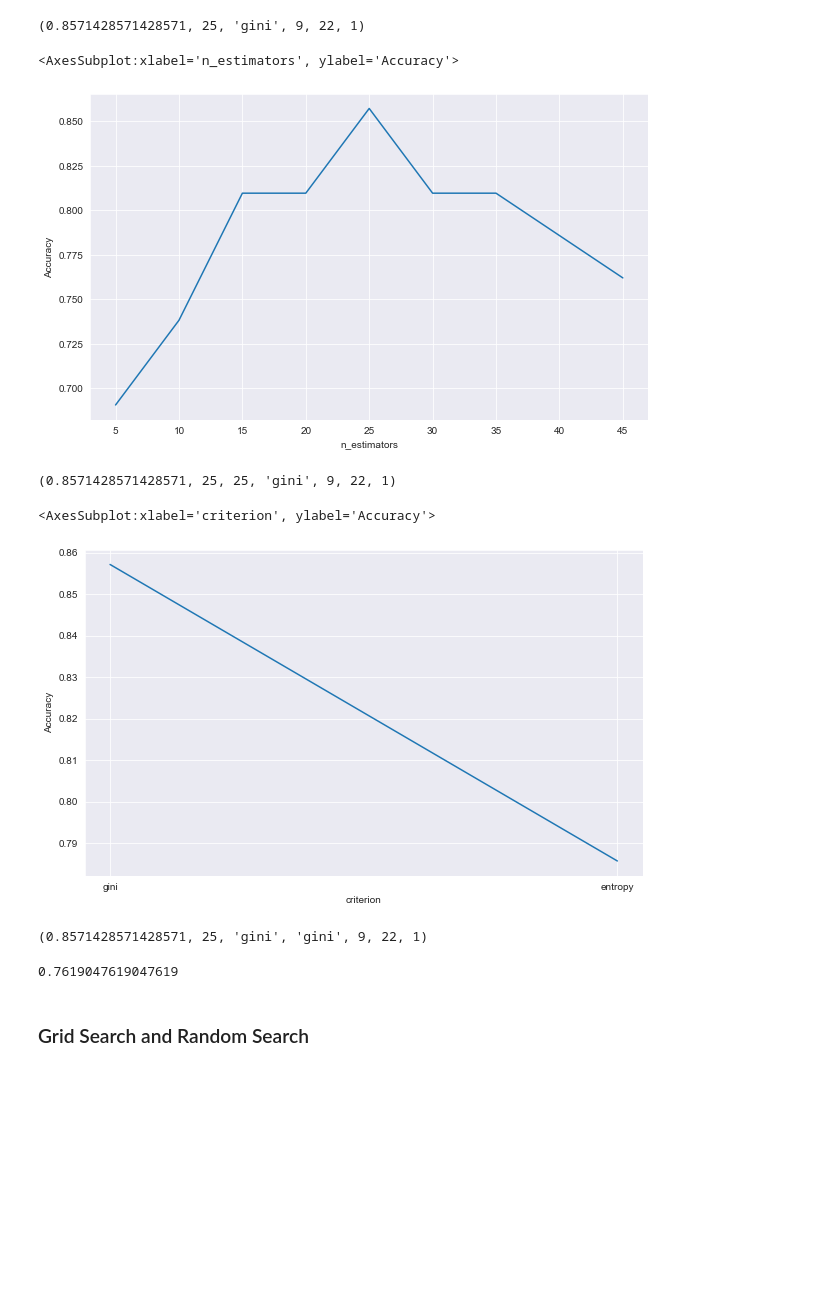
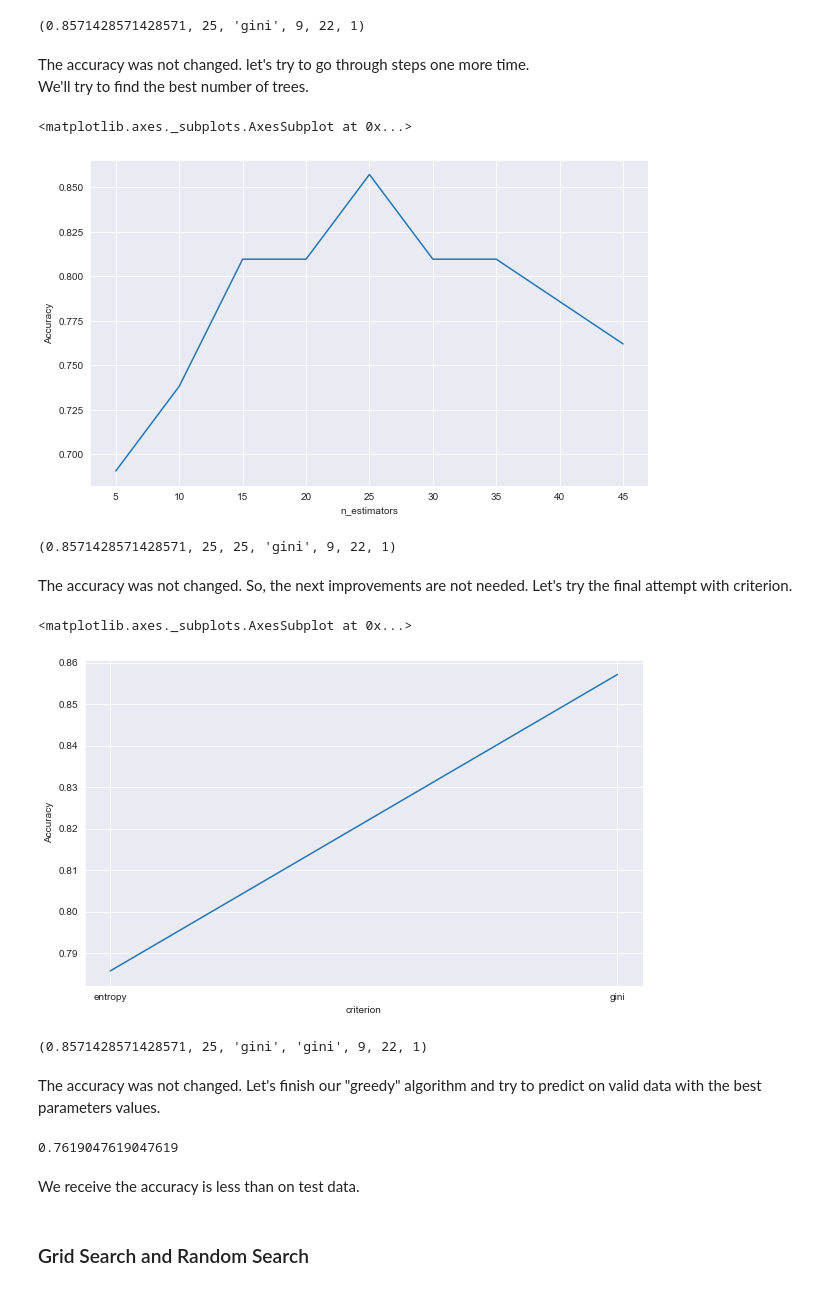
Before and after one commit to andapka/Rolling-Scopes-course, a Jupyter notebook: 6_Trees/trees_shchahlou.ipynb, the cells around one changed output. Saved outputs shown, nothing was run; the diff lists cells and outputs as text; code cells hidden in the pictures; blank space fills up the shorter version.

```diff
--- a/6_Trees/trees_shchahlou.ipynb
+++ b/6_Trees/trees_shchahlou.ipynb
@@ -514,11 +518,11 @@ np.max(accuracy_test), best_number, best_criterion
 max_depth = [*range(1, 15)]
 accuracy_test = []
 # %%
-clf = RandomForestClassifier(n_estimators=best_number, criterion=best_criterion, random_state=42)
+rfc = RandomForestClassifier(n_estimators=best_number, criterion=best_criterion, random_state=42)
 for element in max_depth:
-    clf.set_params(max_depth=element)
-    clf.fit(X_train, y_train)
-    y_pred = clf.predict(X_test)
+    rfc.set_params(max_depth=element)
+    rfc.fit(X_train, y_train)
+    y_pred = rfc.predict(X_test)
     accuracy_test.append(accuracy_score(y_test, y_pred))
 plt.figure(figsize=(10,6))
 accuracy_df = pd.DataFrame({'Depth': max_depth, 'Accuracy': accuracy_test})
@@ -534,14 +540,14 @@ np.max(accuracy_test), best_number, best_criterion, best_depth
 # %%
 min_samples_split = [*range(2, 30, 5)]
 accuracy_test = []
-clf = RandomForestClassifier(n_estimators=best_number,
+rfc = RandomForestClassifier(n_estimators=best_number,
                              criterion=best_criterion,
                              max_depth = best_depth,
                              random_state=42)
 for element in min_samples_split:
-    clf.set_params(min_samples_split=element)
-    clf.fit(X_train, y_train)
-    y_pred = clf.predict(X_test)
+    rfc.set_params(min_samples_split=element)
+    rfc.fit(X_train, y_train)
+    y_pred = rfc.predict(X_test)
     accuracy_test.append(accuracy_score(y_test, y_pred))
 plt.figure(figsize=(10,6))
 accuracy_df = pd.DataFrame({'min_samples_split': min_samples_split, 'Accuracy': accuracy_test})
@@ -557,15 +565,15 @@ np.max(accuracy_test), best_number, best_criterion, best_depth, best_min_samples
 # %%
 min_samples_leaf = [*range(1, 20, 3)]
 accuracy_test = []
-clf = RandomForestClassifier(n_estimators=best_number,
+rfc = RandomForestClassifier(n_estimators=best_number,
                              criterion=best_criterion,
                              max_depth = best_depth,
                              min_samples_split = best_min_samples_split,
                              random_state=42)
 for element in min_samples_leaf:
-    clf.set_params(min_samples_leaf=element)
-    clf.fit(X_train, y_train)
-    y_pred = clf.predict(X_test)
+    rfc.set_params(min_samples_leaf=element)
+    rfc.fit(X_train, y_train)
+    y_pred = rfc.predict(X_test)
     accuracy_test.append(accuracy_score(y_test, y_pred))
 plt.figure(figsize=(10,6))
 accuracy_df = pd.DataFrame({'min_samples_leaf': min_samples_leaf, 'Accuracy': accuracy_test})
@@ -578,54 +586,61 @@ best_min_samples_leaf = min_samples_leaf[np.argmax(accuracy_test)]
 np.max(accuracy_test), best_number, best_criterion, best_depth, best_min_samples_split,  best_min_samples_leaf
 # %% [output]
 (0.8571428571428571, 25, 'gini', 9, 22, 1)
+# %% [markdown]
+The accuracy was not changed. let's try to go through steps one more time.
+We'll try to find the best number of trees.
 # %%
 n_estimators = [*range(5, 50, 5)]
 accuracy_test = []
-clf = RandomForestClassifier(criterion=best_criterion,
+rfc = RandomForestClassifier(criterion=best_criterion,
                              max_depth = best_depth,
                              min_samples_split = best_min_samples_split,
                              min_samples_leaf = best_min_samples_leaf,
                              random_state=42)
 for element in n_estimators:
-    clf.set_params(n_estimators=element)
-    clf.fit(X_train, y_train)
-    y_pred = clf.predict(X_test)
+    rfc.set_params(n_estimators=element)
+    rfc.fit(X_train, y_train)
+    y_pred = rfc.predict(X_test)
     accuracy_test.append(accuracy_score(y_test, y_pred))
 plt.figure(figsize=(10,6))
 accuracy_df = pd.DataFrame({'n_estimators': n_estimators, 'Accuracy': accuracy_test})
 sns.lineplot(data=accuracy_df, x="n_estimators", y="Accuracy")
 # %% [output]
-<AxesSubplot:xlabel='n_estimators', ylabel='Accuracy'>
+<matplotlib.axes._subplots.AxesSubplot at 0x...>
 [figure]
 # %%
 best_number_2 = n_estimators[np.argmax(accuracy_test)]
 np.max(accuracy_test), best_number, best_number_2, best_criterion, best_depth, best_min_samples_split,  best_min_samples_leaf
 # %% [output]
 (0.8571428571428571, 25, 25, 'gini', 9, 22, 1)
+# %% [markdown]
+The accuracy was not changed. So, the next improvements are not needed. Let's try the final attempt with criterion.
 # %%
 criterion = ['gini', 'entropy']
 accuracy_test = []
-clf = RandomForestClassifier(n_estimators=best_number_2,
+rfc = RandomForestClassifier(n_estimators=best_number_2,
                              max_depth = best_depth,
                              min_samples_split = best_min_samples_split,
                              min_samples_leaf = best_min_samples_leaf,
                              random_state=42)
 for element in criterion:
-    clf.set_params(criterion=element)
-    clf.fit(X_train, y_train)
-    y_pred = clf.predict(X_test)
+    rfc.set_params(criterion=element)
+    rfc.fit(X_train, y_train)
+    y_pred = rfc.predict(X_test)
     accuracy_test.append(accuracy_score(y_test, y_pred))
 plt.figure(figsize=(10,6))
 accuracy_df = pd.DataFrame({'criterion': criterion, 'Accuracy': accuracy_test})
 sns.lineplot(data=accuracy_df, x="criterion", y="Accuracy")
 # %% [output]
-<AxesSubplot:xlabel='criterion', ylabel='Accuracy'>
+<matplotlib.axes._subplots.AxesSubplot at 0x...>
-[figure, old version]
+[figure, new version]
 # %%
 best_criterion_2 = criterion[np.argmax(accuracy_test)]
 np.max(accuracy_test), best_number_2, best_criterion, best_criterion_2, best_depth, best_min_samples_split,  best_min_samples_leaf
 # %% [output]
 (0.8571428571428571, 25, 'gini', 'gini', 9, 22, 1)
+# %% [markdown]
+The accuracy was not changed. Let's finish our "greedy" algorithm and try to predict on valid data with the best parameters values.
 # %%
 rfc_best = RandomForestClassifier(n_estimators=best_number,
                              criterion=best_criterion,
@@ -638,6 +653,8 @@ rfc_best.fit(X_train, y_train)
 accuracy_score(y_valid, rfc_best.predict(X_valid))
 # %% [output]
 0.7619047619047619
+# %% [markdown]
+We receive the accuracy is less than on test data.
 # %% [markdown]
 ### Grid Search and Random Search
 # %% [markdown]
```
Also changed, not shown: parts of 82 cells of this notebook, 4 other files.
